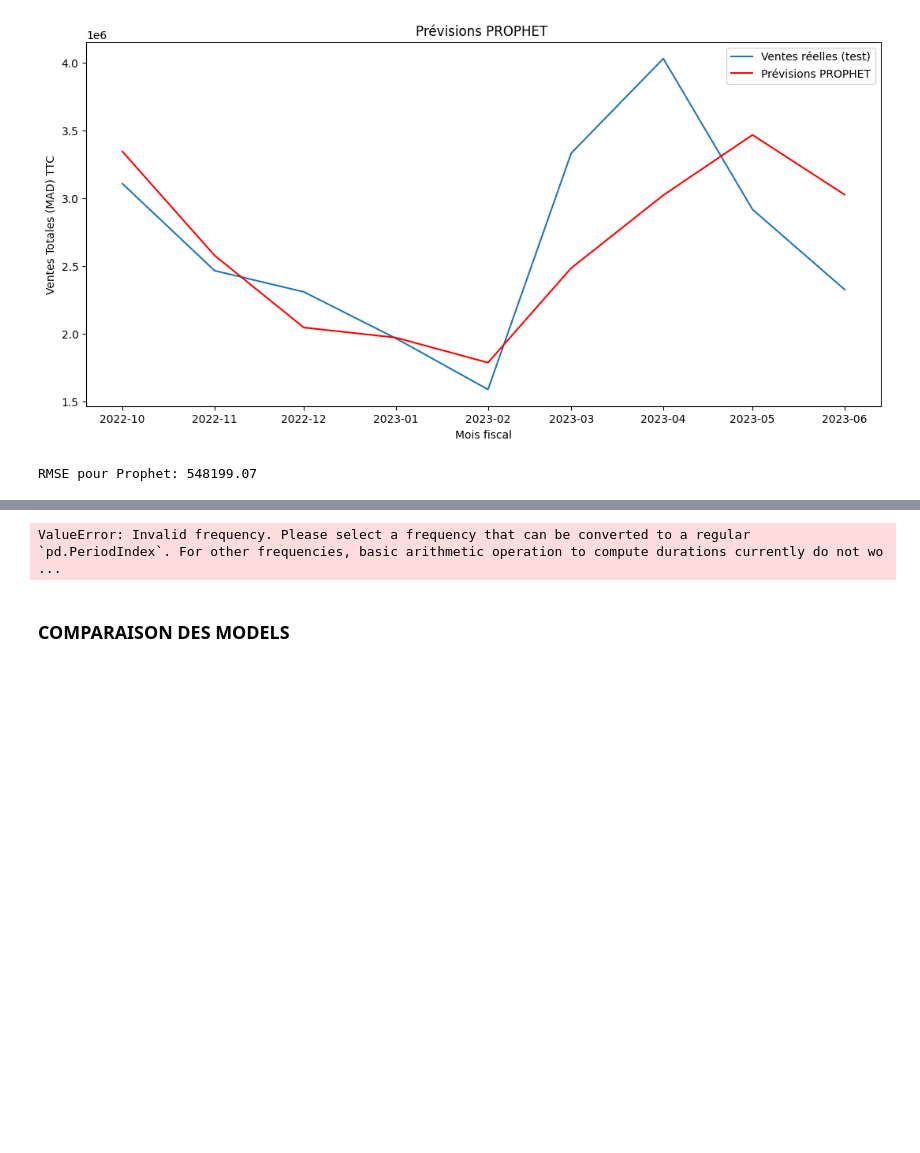
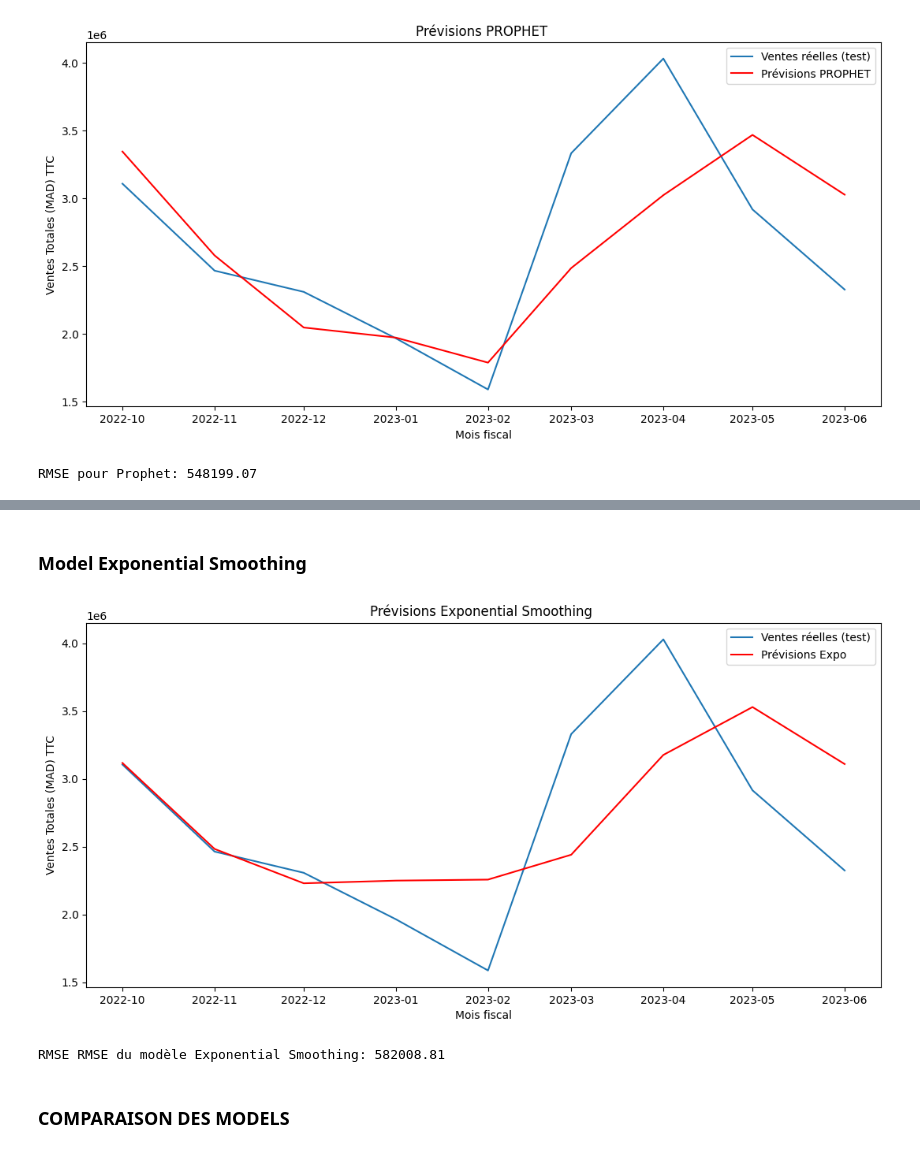
Before and after one commit to hafsaAit/MODELS, a Jupyter notebook: Models_(ARMA_ARIMA_SARIMAX_AUTO-ARIMA_PROPHET_SKTIME).ipynb, the cells around one changed output, grey strips where cells are left out. Saved outputs shown, nothing was run; the diff lists cells and outputs as text; code cells hidden in the pictures; blank space fills up the shorter version.

```diff
--- a/Models_(ARMA_ARIMA_SARIMAX_AUTO-ARIMA_PROPHET_SKTIME).ipynb
+++ b/Models_(ARMA_ARIMA_SARIMAX_AUTO-ARIMA_PROPHET_SKTIME).ipynb
@@ -552,4 +557,2 @@ fh = len(data_test)
-# %%
-predi_test = prediction_model.predict(fh=len(data_test), X=data_test)
-# %% [output]
-ValueError: Invalid frequency. Please select a frequency that can be converted to a regular `pd.PeriodIndex`. For other frequencies, basic arithmetic operation to compute durations currently do not wo ...
+# %% [markdown]
+### Model Exponential Smoothing
@@ -556,3 +570,32 @@ ValueError: Invalid frequency. Please select a frequency that can be converted t
+# %%
+# @title Prévisions Exponential Smoothing
+# Prévisions sur les données de test
+predictions = prediction_model.predict(start='2022-10-01', end='2023-06-01')
+
+
+plt.figure(figsize=(13, 6))
+plt.plot(df_test['Ventes Totales (MAD) TTC'], label='Ventes réelles (test)')
+plt.plot(predictions.index, predictions, label='Prévisions Expo', color='red')
+plt.title('Prévisions Exponential Smoothing ')
+plt.xlabel('Mois fiscal')
+plt.ylabel('Ventes Totales (MAD) TTC')
+plt.legend()
+plt.show()
+# %% [output]
+[figure, added]
+# %%
+# @title RMSE Exponential Smoothing
+from statsmodels.tools.eval_measures import rmse
+
+
+actual_values = df_test['Ventes Totales (MAD) TTC']
+
+expo_rmse = rmse(actual_values, predictions)
+expo_rmse_rounded = round(expo_rmse, 2)
+
+print("RMSE RMSE du modèle Exponential Smoothing:", expo_rmse_rounded)
+# %% [output]
+RMSE RMSE du modèle Exponential Smoothing: 582008.81
 # %% [markdown]
 ### COMPARAISON DES MODELS
 # %%
```
Also changed, not shown: parts of 38 cells of this notebook.
